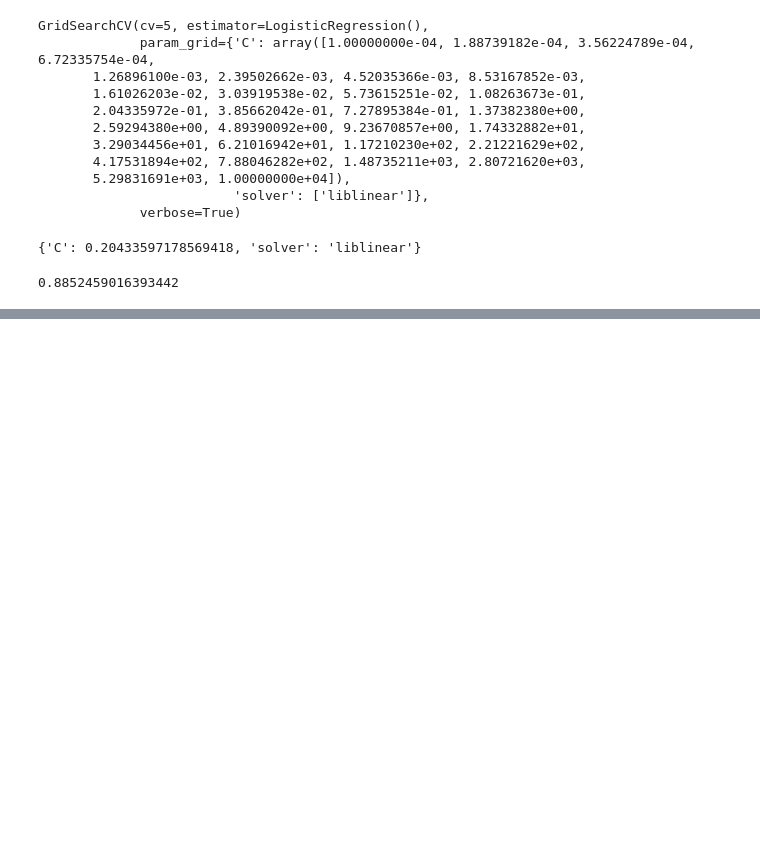
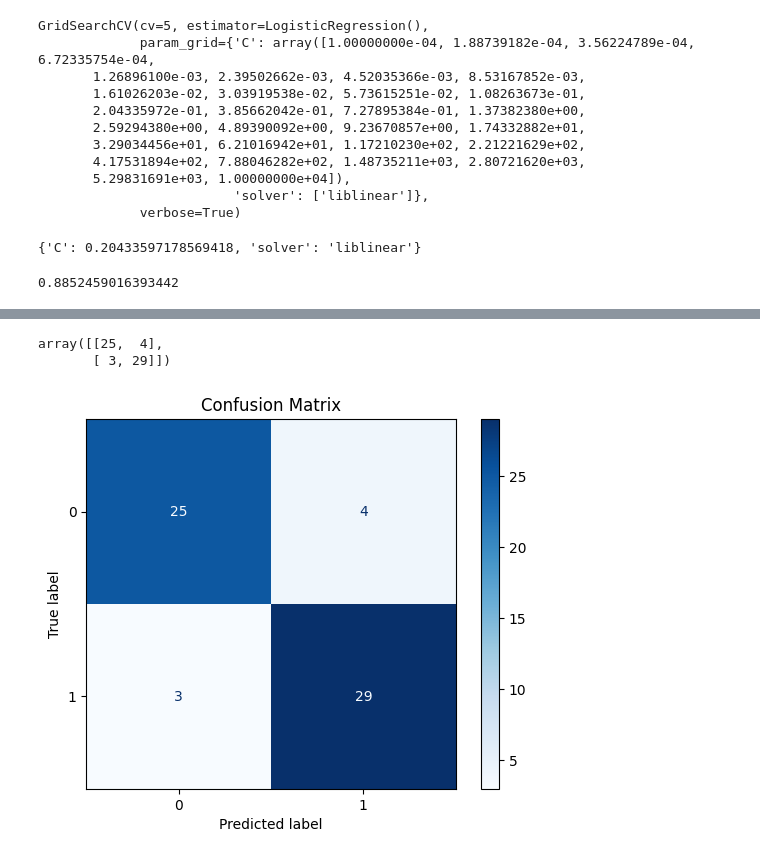
Before and after one commit to felekekinfe/Heart-Disease-Prediction, a Jupyter notebook: model/.ipynb, the cells around one changed output, grey strips where cells are left out. Cells and saved outputs as stored; diff of their text form; code cells hidden in the pictures; blank space fills up the shorter version.

```diff
--- a/model/.ipynb
+++ b/model/.ipynb
@@ -319,0 +324,2 @@ gs_log_reg.score(X_test,y_test)
+# %%
+y_pred=gs_log_reg.predict(X_test)
@@ -319,0 +347,14 @@ gs_log_reg.score(X_test,y_test)
+# %%
+#Confusion matrix
+cm=confusion_matrix(y_test,y_pred)
+cm
+# %% [output]
+array([[25,  4],
+       [ 3, 29]])
+# %%
+disp = ConfusionMatrixDisplay(confusion_matrix=cm, display_labels=gs_log_reg.classes_)
+disp.plot(cmap=plt.cm.Blues)
+plt.title("Confusion Matrix")
+plt.show()
+# %% [output]
+[figure, added]
```
Also changed, not shown: parts of 4 cells of this notebook.
